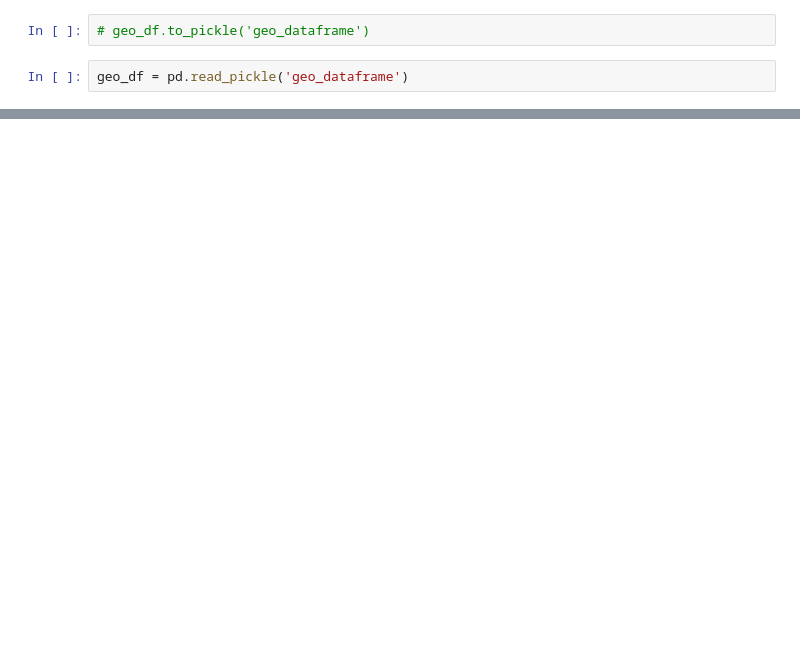
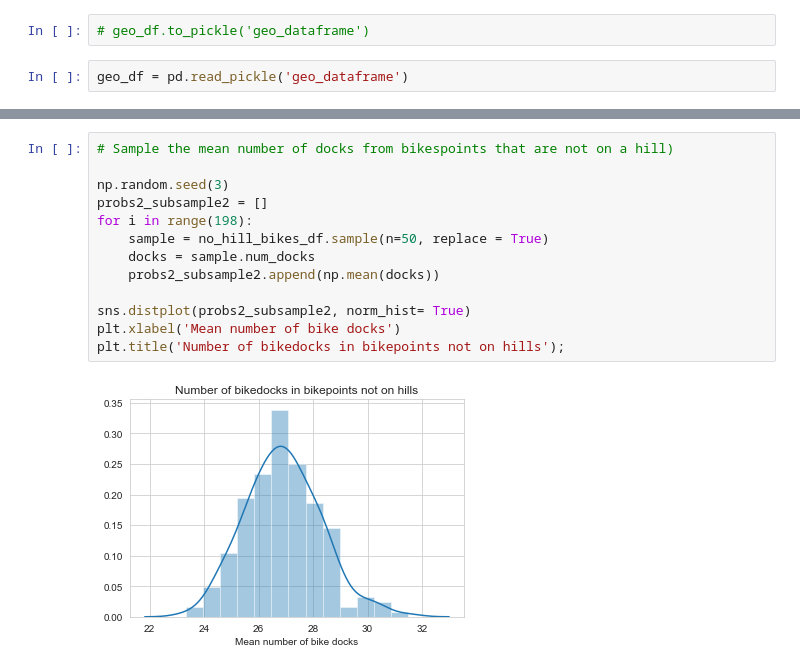
Before and after one commit to MHannan94/mod3_project, a Jupyter notebook: joe.ipynb, the cells around one changed output, grey strips where cells are left out. Cells and saved outputs as stored; diff of their text form; blank space fills up the shorter version.

```diff
--- a/joe.ipynb
+++ b/joe.ipynb
@@ -256,0 +323,15 @@ sns.distplot(bikes_df.num_faulty_near.value_counts().apply(lambda x : np.log(x))
+# %%
+# Sample the mean number of docks from bikespoints that are not on a hill)
+
+np.random.seed(3)
+probs2_subsample2 = []
+for i in range(198):
+    sample = no_hill_bikes_df.sample(n=50, replace = True)
+    docks = sample.num_docks
+    probs2_subsample2.append(np.mean(docks))
+
+sns.distplot(probs2_subsample2, norm_hist= True)
+plt.xlabel('Mean number of bike docks')
+plt.title('Number of bikedocks in bikepoints not on hills');
+# %% [output]
+[figure, added]
```
Also changed, not shown: parts of 61 cells of this notebook, 3 other files.
